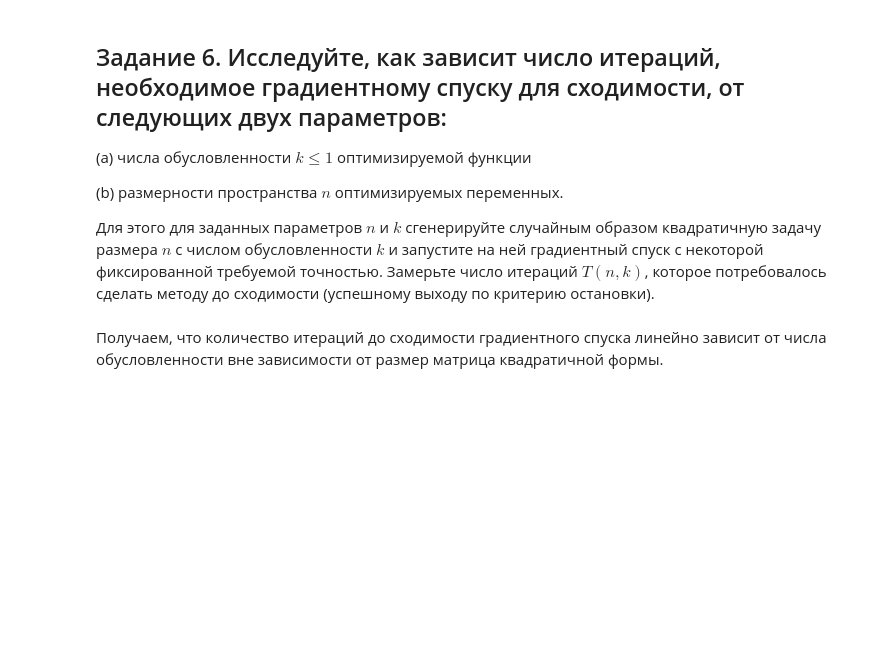
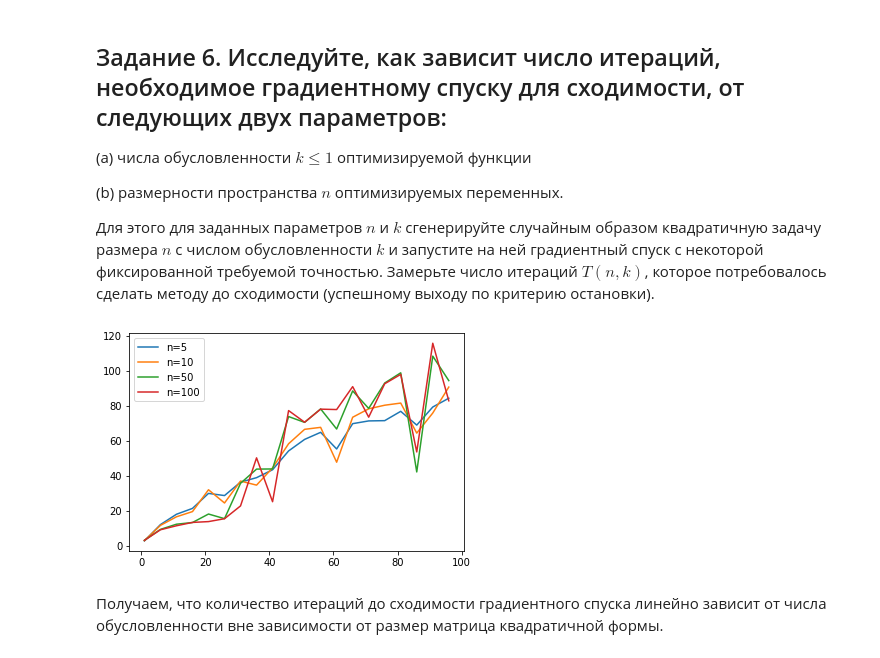
Before and after one commit to sashapff/optimization-methods, a Jupyter notebook: lab1.ipynb, the cells around one changed output. Drawn from its saved outputs; the diff is of its cells as text; code cells hidden in the pictures; blank space fills up the shorter version.

```diff
--- a/lab1.ipynb
+++ b/lab1.ipynb
@@ -273,29 +273,31 @@ def generate_grad(Q, b):
 # %%
 plot_range = range(1, 100, 5)
 for n in [5, 10, 50, 100]:
     iters_value = []
     for k in plot_range:
         iters_try = []
-        for _ in range(500):
+        for _ in range(250):
             Q = generate_Q(n, k)
             b = np.random.randn(n)
             f = generate_f(Q, b)
             f_grad = generate_grad(Q, b)
 
             gd = GradientDescent(
                 scheduler=DichotomyScheduler(f, delta=1e-3),
                 function=f,
                 derivative=f_grad,
                 epsilon=0.001,
                 iterations=500,
                 initial_point=np.random.rand(n))
             _, iters = gd.optimize()
             iters_try.append(iters)
         iters_value.append(np.mean(np.array(iters_try)))
     plt.plot(plot_range, iters_value, label=f'n={n}')
 plt.xlabel = 'k'
 plt.ylabel = 'iters'
 plt.legend()
 plt.show()
+# %% [output]
+[figure, added]
 # %% [markdown]
 Получаем, что количество итераций до сходимости градиентного спуска линейно зависит от числа обусловленности вне зависимости от размер матрица квадратичной формы.
```
